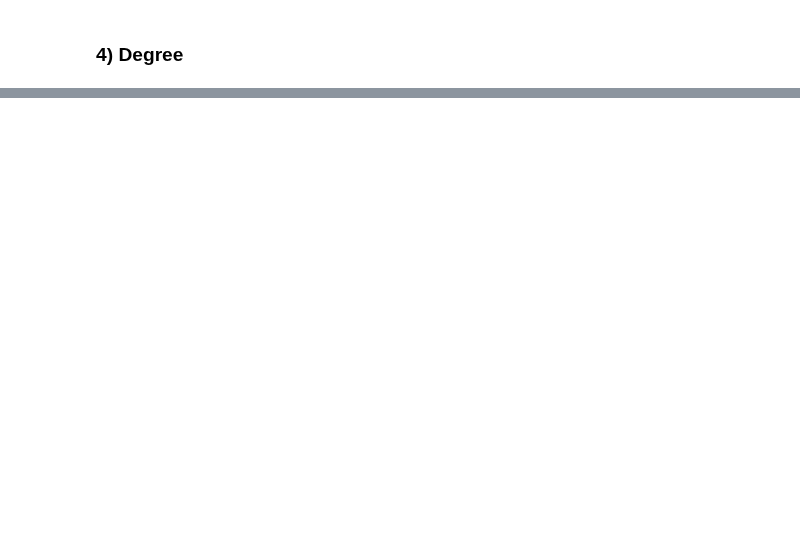
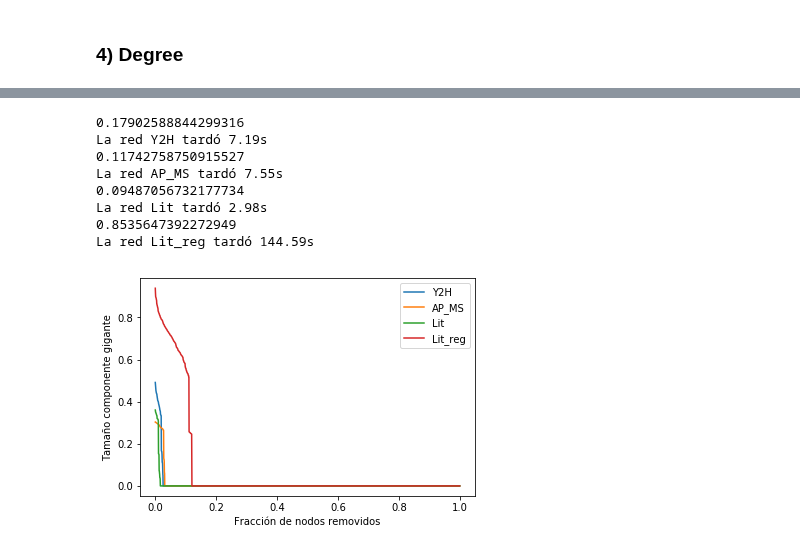
Before and after one commit to LunaKadysz/Redes, a Jupyter notebook: TPC_03/TPC_03.ipynb, the cells around one changed output, grey strips where cells are left out. Drawn from its saved outputs; the diff is of its cells as text; code cells hidden in the pictures; blank space fills up the shorter version.

```diff
--- a/TPC_03/TPC_03.ipynb
+++ b/TPC_03/TPC_03.ipynb
@@ -356,0 +493,54 @@ plt.show()
+# %%
+import operator
+
+def desarme_close(red):
+    start = time.time()
+    close = close_ig(redes_dict[red]['Grafo'])
+
+    tamano_gigante = []
+    Red_rota = redes_dict[red]['Grafo'].copy()
+
+    i = 0
+    size_gigante = redes_dict[red]['Nodos']
+    end = time.time()
+    print(end - start)
+    while 1 <  Red_rota.number_of_nodes():
+        node = max(close.items(), key=operator.itemgetter(1))[0]
+        Red_rota.remove_node(node)
+
+        close = close_ig(Red_rota)
+        componentes = sorted(nx.connected_components(Red_rota), key=len, reverse=True)
+        i += 1
+
+        if len(componentes) >= 1:
+            gigante = Red_rota.subgraph(componentes[0])
+            size_gigante = gigante.number_of_nodes()
+            tamano_gigante = np.append(tamano_gigante, size_gigante / cant_nodos )
+
+    tamano = np.size(tamano_gigante)
+    tamano_gigante = np.pad(tamano_gigante, (0, cant_nodos - tamano ), 'constant')
+
+    return tamano_gigante
+# %%
+for red in redes_dict.keys():
+    start = time.time()
+    y = desarme_close(red)
+    end = time.time()
+    print(f'La red {red} tardó {round(end - start, 2)}s')
+    x = [x / cant_nodos for x in range(0, len(y))]
+    plt.plot(x, y, label = f'{red}')
+
+plt.xlabel("Fracción de nodos removidos")
+plt.ylabel("Tamaño componente gigante")
+plt.legend()
+plt.show()
+# %% [output]
+0.17902588844299316
+La red Y2H tardó 7.19s
+0.11742758750915527
+La red AP_MS tardó 7.55s
+0.09487056732177734
+La red Lit tardó 2.98s
+0.8535647392272949
+La red Lit_reg tardó 144.59s
+[figure, added]
```
Also changed, not shown: parts of 9 cells of this notebook.
